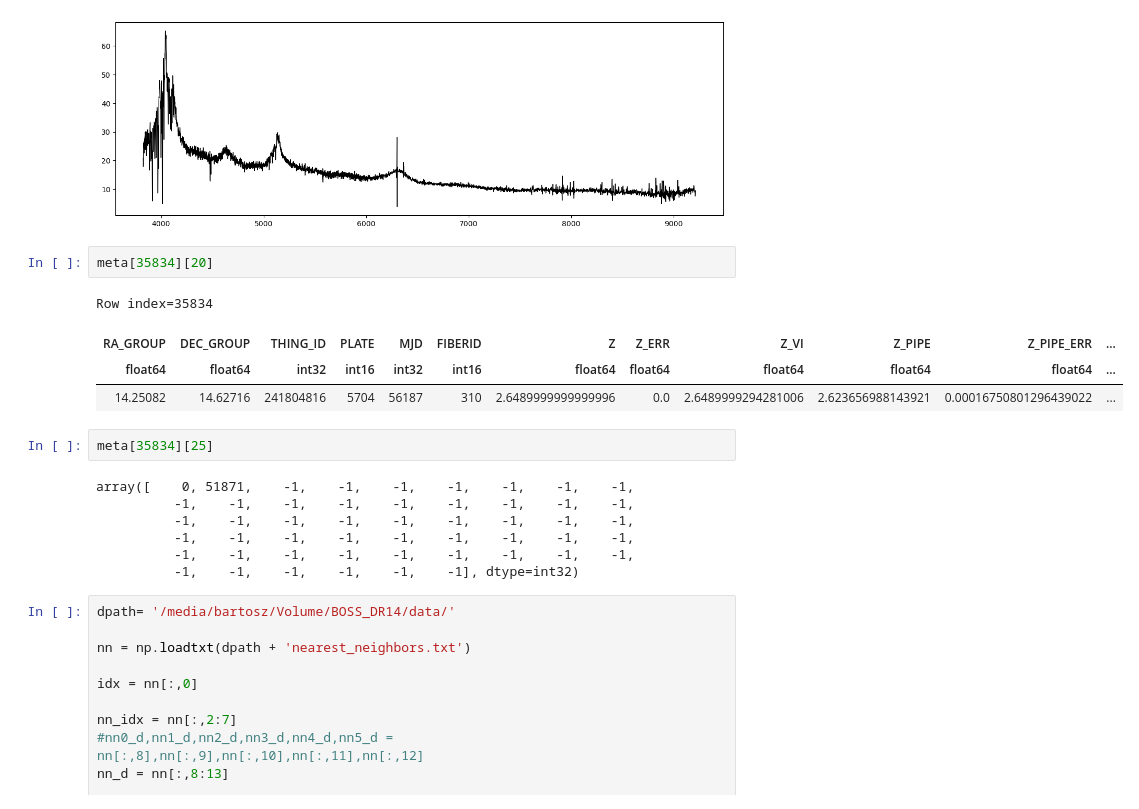
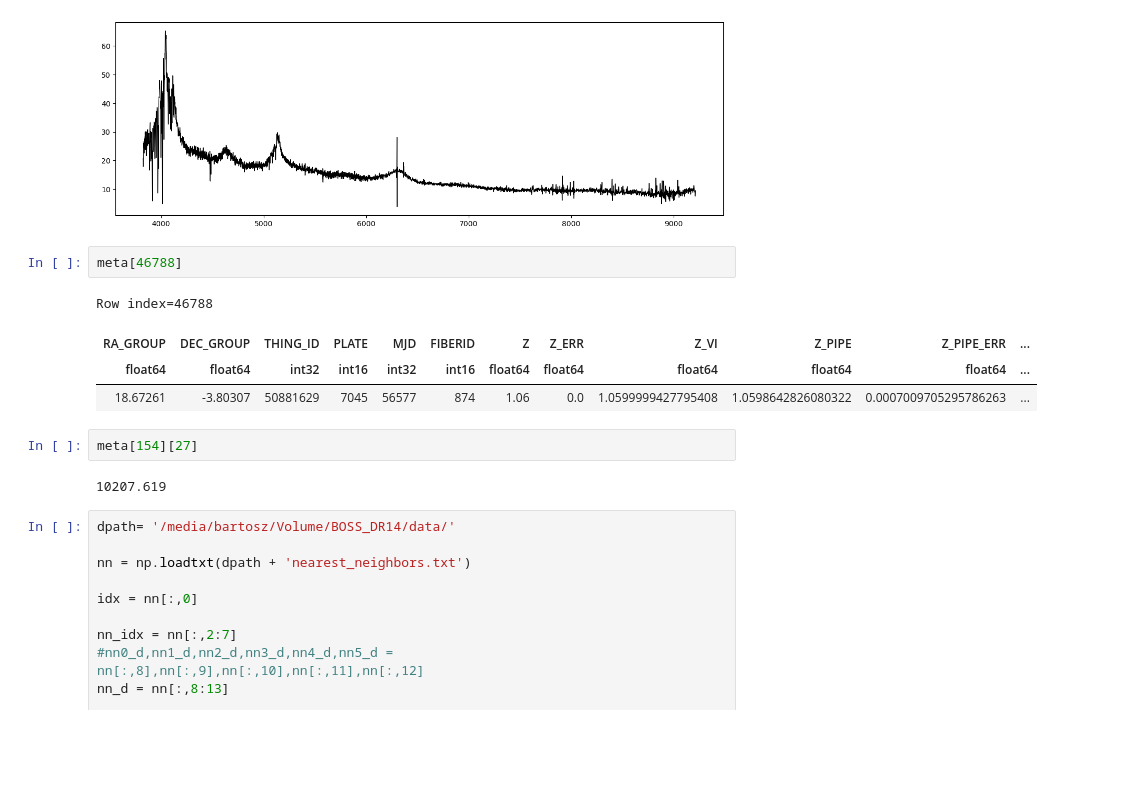
Before and after one commit to bartiosz/qso_nn, a Jupyter notebook: notebook.ipynb, the cells around one changed output. Saved outputs shown, nothing was run; the diff lists cells and outputs as text; blank space fills up the shorter version.

```diff
--- a/notebook.ipynb
+++ b/notebook.ipynb
@@ -224,21 +227,16 @@ ax.plot(spec.wavelength,spec.flux, lw=1,c='black')
 [<matplotlib.lines.Line2D at 0x...>]
 [figure]
 # %%
-meta[35834][20]
+meta[46788]
 # %% [output]
-Row index=35834
+Row index=46788
 | RA_GROUP | DEC_GROUP | THING_ID | PLATE | MJD | FIBERID | Z | Z_ERR | Z_VI | Z_PIPE | Z_PIPE_ERR | ... |
 | float64 | float64 | int32 | int16 | int32 | int16 | float64 | float64 | float64 | float64 | float64 | ... |
-| 14.25082 | 14.62716 | 241804816 | 5704 | 56187 | 310 | 2.6489999999999996 | 0.0 | 2.6489999294281006 | 2.623656988143921 | 0.00016750801296439022 | ... |
+| 18.67261 | -3.80307 | 50881629 | 7045 | 56577 | 874 | 1.06 | 0.0 | 1.0599999427795408 | 1.0598642826080322 | 0.0007009705295786263 | ... |
 # %%
-meta[35834][25]
+meta[154][27]
 # %% [output]
-array([    0, 51871,    -1,    -1,    -1,    -1,    -1,    -1,    -1,
-          -1,    -1,    -1,    -1,    -1,    -1,    -1,    -1,    -1,
-          -1,    -1,    -1,    -1,    -1,    -1,    -1,    -1,    -1,
-          -1,    -1,    -1,    -1,    -1,    -1,    -1,    -1,    -1,
-          -1,    -1,    -1,    -1,    -1,    -1,    -1,    -1,    -1,
-          -1,    -1,    -1,    -1,    -1,    -1], dtype=int32)
+10207.619
 # %%
 dpath= '/media/bartosz/Volume/BOSS_DR14/data/'
 
```
Also changed, not shown: parts of 3 cells of this notebook.
